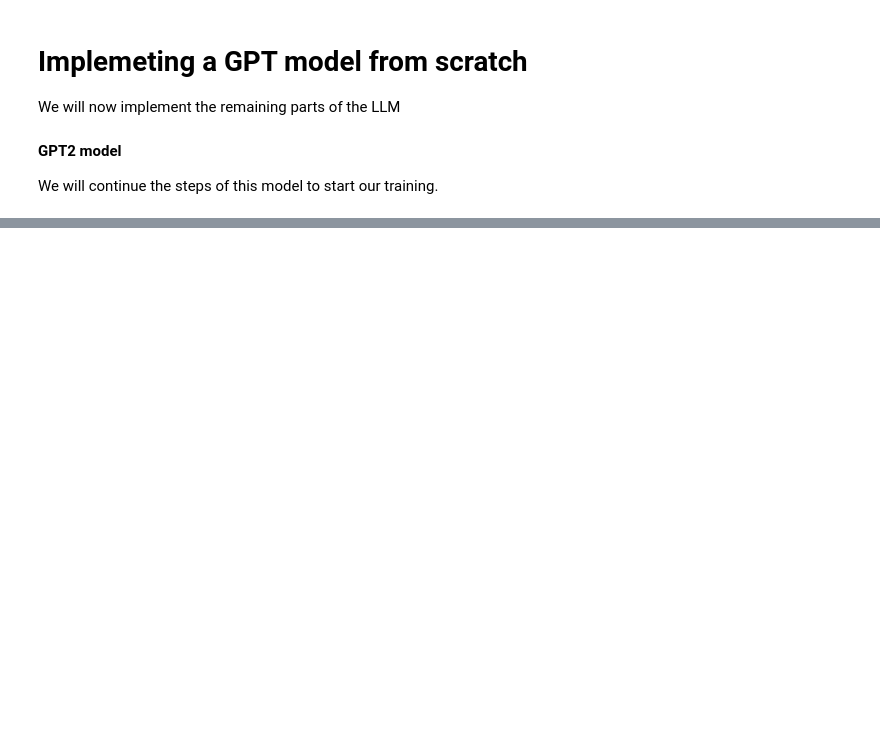
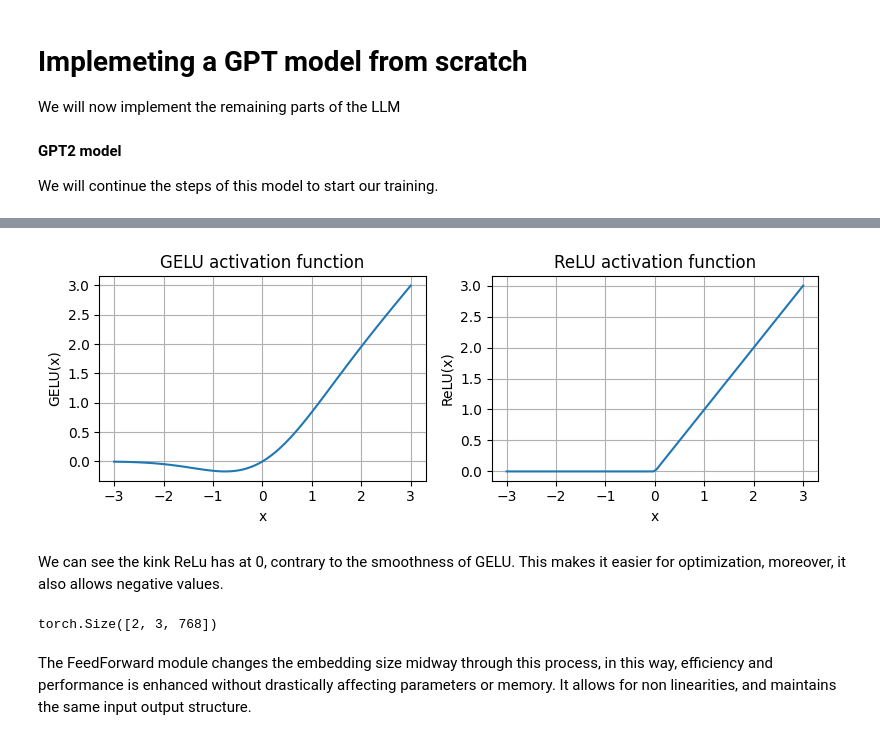
Before and after one commit to alvarodca/LLM, a Jupyter notebook: Chapter4.ipynb, the cells around one changed output, grey strips where cells are left out. Cells and saved outputs as stored; diff of their text form; code cells hidden in the pictures; blank space fills up the shorter version.

```diff
--- a/Chapter4.ipynb
+++ b/Chapter4.ipynb
@@ -22,0 +223,59 @@ This is the structure we will now follow.
+# %%
+# GELU code
+class GELU(nn.Module):
+ def __init__(self):
+    super().__init__()
+
+ def forward(self, x):
+    return 0.5 * x * (1 + torch.tanh(
+    torch.sqrt(torch.tensor(2.0 / torch.pi)) *
+    (x + 0.044715 * torch.pow(x, 3))
+    ))
+# %%
+# Comparing GELU and RELU
+import matplotlib.pyplot as plt
+
+# Initializing the functions
+gelu, relu = GELU(), nn.ReLU()
+
+# 100 data samples from -3 to 3
+x = torch.linspace(-3, 3, 100)
+y_gelu, y_relu = gelu(x), relu(x)
+plt.figure(figsize=(8, 3))
+
+
+for i, (y, label) in enumerate(zip([y_gelu, y_relu], ["GELU", "ReLU"]), 1):
+ plt.subplot(1, 2, i)
+ plt.plot(x, y)
+ plt.title(f"{label} activation function")
+ plt.xlabel("x")
+ plt.ylabel(f"{label}(x)")
+ plt.grid(True)
+plt.tight_layout()
+plt.show()
+# %% [output]
+[figure, added]
+# %% [markdown]
+We can see the kink ReLu has at 0, contrary to the smoothness of GELU. This makes it easier for optimization, moreover, it also allows negative values.
+# %%
+# Small NN to be used later
+class FeedForward(nn.Module):
+ def __init__(self, cfg):
+    super().__init__()
+    # Neural layers
+    self.layers = nn.Sequential(
+    nn.Linear(cfg["emb_dim"], 4 * cfg["emb_dim"]), # Increases embedding by 4
+    GELU(),
+    nn.Linear(4 * cfg["emb_dim"], cfg["emb_dim"]), # Decreases embedding by 4
+    )
+ def forward(self, x):
+    return self.layers(x)
+
+ffn = FeedForward(GPT_CONFIG_124M)
+x = torch.rand(2, 3, 768)
+out = ffn(x)
+print(out.shape)
+# %% [output]
+torch.Size([2, 3, 768])
+# %% [markdown]
+The FeedForward module changes the embedding size midway through this process, in this way, efficiency and performance is enhanced without drastically affecting parameters or memory. It allows for non linearities, and maintains the same input output structure.
```
Also changed, not shown: parts of 24 cells of this notebook, 1 other file.
